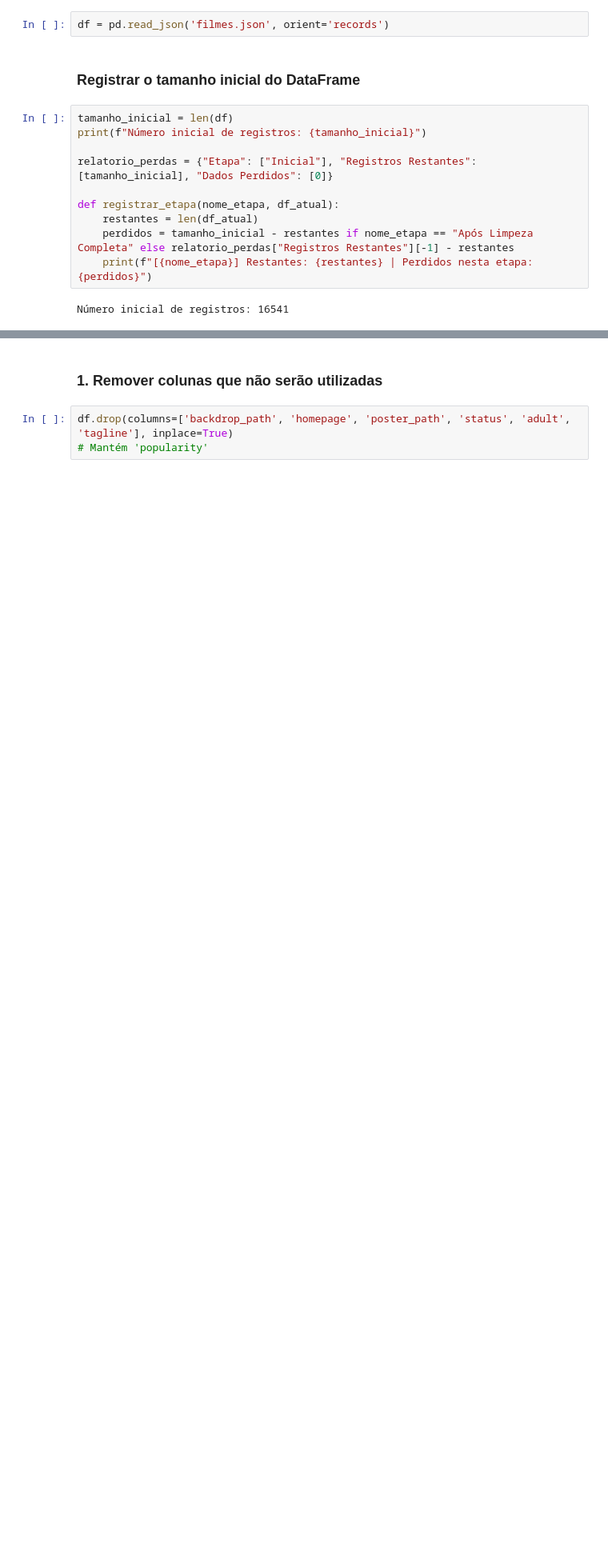
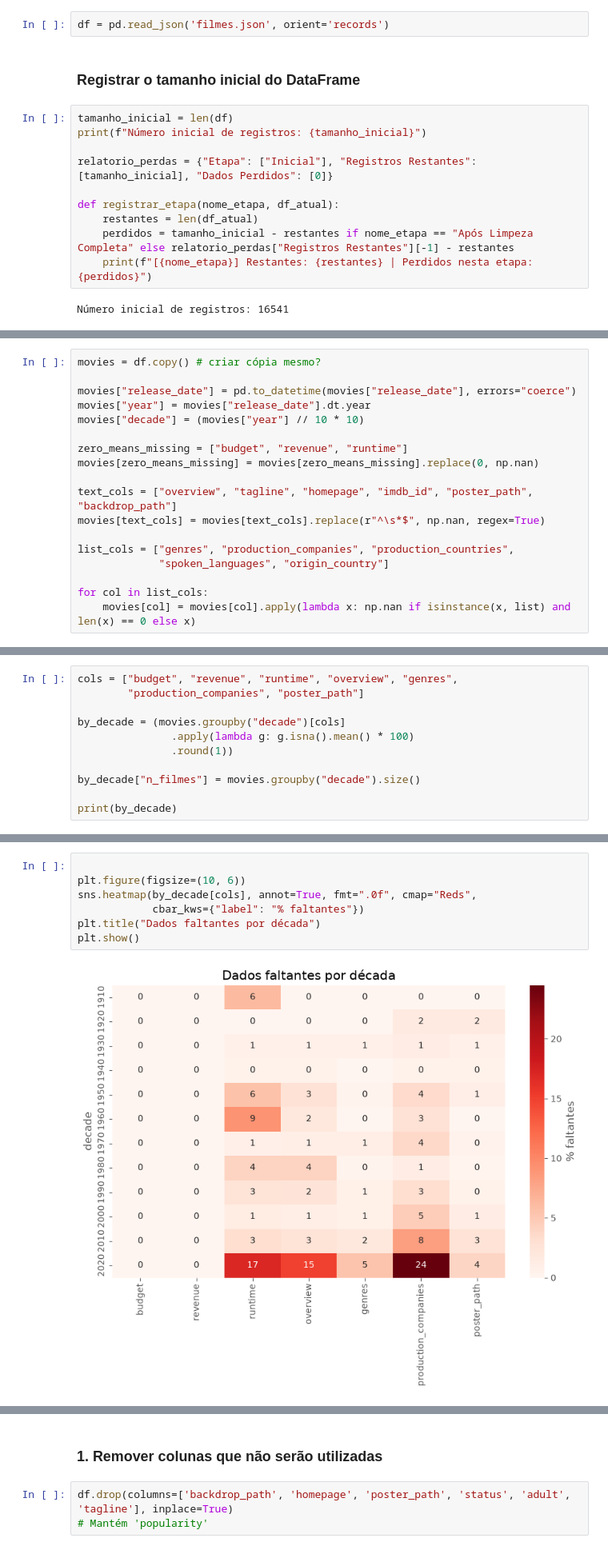
Before and after one commit to adriellypaixao/datascienceproject, a Jupyter notebook: dados_limpeza_automatizada.ipynb, the cells around one changed output, grey strips where cells are left out. Shown at 80% size. Drawn from its saved outputs; the diff is of its cells as text; blank space fills up the shorter version.

```diff
--- a/dados_limpeza_automatizada.ipynb
+++ b/dados_limpeza_automatizada.ipynb
@@ -63,0 +40,18 @@ Número inicial de registros: 16541
+# %%
+movies = df.copy() # criar cópia mesmo?
+
+movies["release_date"] = pd.to_datetime(movies["release_date"], errors="coerce")
+movies["year"] = movies["release_date"].dt.year
+movies["decade"] = (movies["year"] // 10 * 10)
+
+zero_means_missing = ["budget", "revenue", "runtime"]
+movies[zero_means_missing] = movies[zero_means_missing].replace(0, np.nan)
+
+text_cols = ["overview", "tagline", "homepage", "imdb_id", "poster_path", "backdrop_path"]
+movies[text_cols] = movies[text_cols].replace(r"^\s*$", np.nan, regex=True)
+
+list_cols = ["genres", "production_companies", "production_countries",
+             "spoken_languages", "origin_country"]
+
+for col in list_cols:
+    movies[col] = movies[col].apply(lambda x: np.nan if isinstance(x, list) and len(x) == 0 else x)
@@ -63,0 +85,11 @@ Número inicial de registros: 16541
+# %%
+cols = ["budget", "revenue", "runtime", "overview", "genres",
+        "production_companies", "poster_path"]
+
+by_decade = (movies.groupby("decade")[cols]
+               .apply(lambda g: g.isna().mean() * 100)
+               .round(1))
+
+by_decade["n_filmes"] = movies.groupby("decade").size()
+
+print(by_decade)
@@ -63,0 +116,9 @@ Número inicial de registros: 16541
+# %%
+
+plt.figure(figsize=(10, 6))
+sns.heatmap(by_decade[cols], annot=True, fmt=".0f", cmap="Reds",
+            cbar_kws={"label": "% faltantes"})
+plt.title("Dados faltantes por década")
+plt.show()
+# %% [output]
+[figure, added]
```
Also changed, not shown: parts of 19 cells of this notebook, 2 other files.
